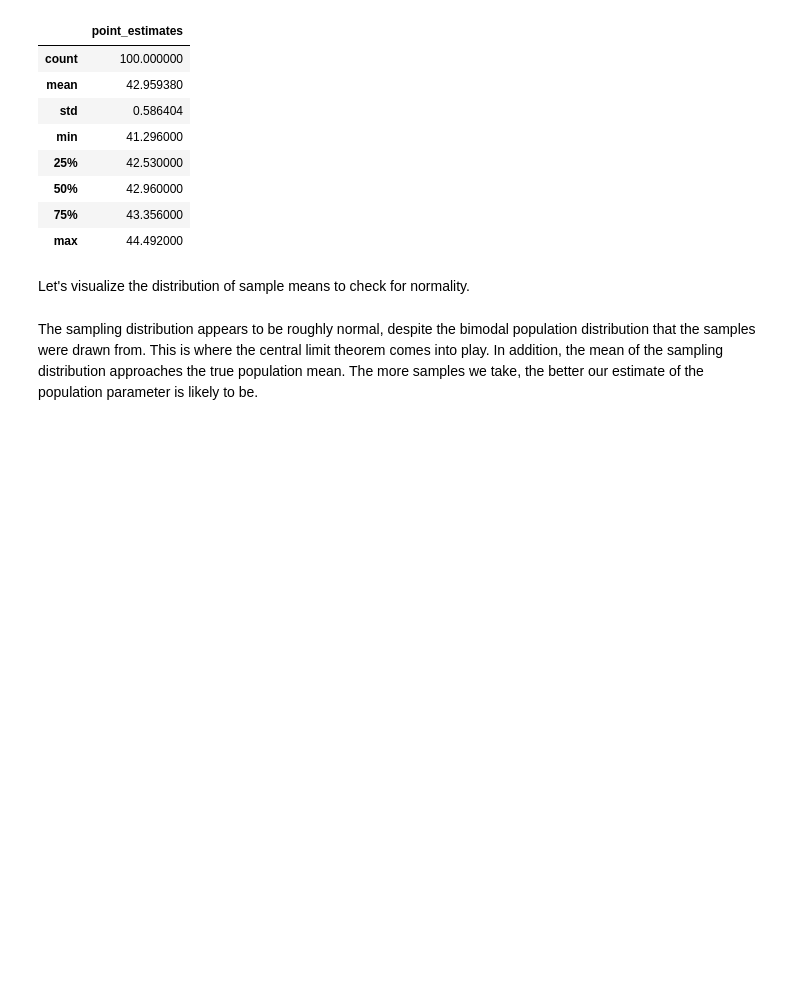
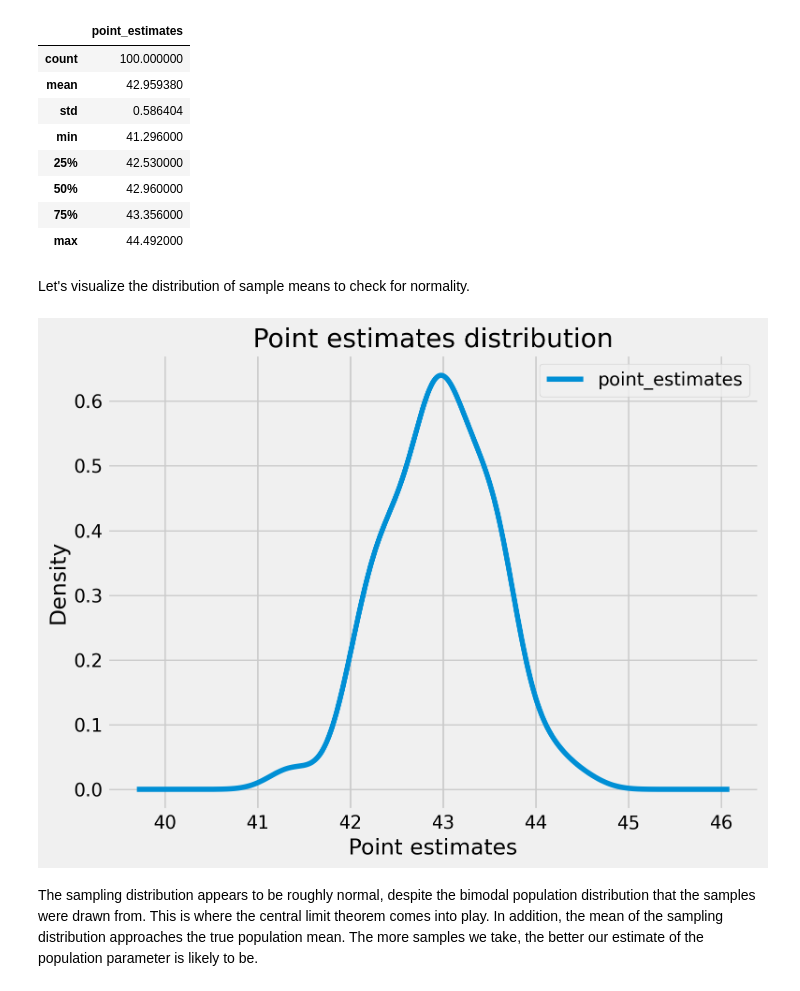
Before and after one commit to Jeffrey-sinos/dsc-confidence-intervals-lab, a Jupyter notebook: index.ipynb, the cells around one changed output. Saved outputs shown, nothing was run; the diff lists cells and outputs as text; code cells hidden in the pictures; blank space fills up the shorter version.

```diff
--- a/index.ipynb
+++ b/index.ipynb
@@ -124,9 +124,9 @@ point_estimates = []         # Make empty list to hold point estimates
 # append sample means to get point estimates
 
 for i in range(100):
-    new_sample = np.random.choice(pop_ages.age.values, sample_size)
-    new_sample_mean = np.mean(new_sample)
-    point_estimates.append(new_sample_mean)
+    sample = np.random.choice(pop_ages.age.values, sample_size)
+    sample_mean = np.mean(sample)
+    point_estimates.append(sample_mean)
 
 
 point_estimates = pd.DataFrame(point_estimates, columns=['point_estimates'])
@@ -155,6 +155,15 @@ point_estimates.describe()
 Let's visualize the distribution of sample means to check for normality.
 # %%
 #Visualize the point estimates by plotting a density plot (use pandas)
+point_estimates.plot(kind='density', figsize=(8, 6))
+
+plt.xlabel('Point estimates')
+plt.ylabel('Density')
+plt.title('Point estimates distribution')
+
+plt.show()
+# %% [output]
+[figure, added]
 # %% [markdown]
 The sampling distribution appears to be roughly normal, despite the bimodal population distribution that the samples were drawn from. This is where the central limit theorem comes into play. In addition, the mean of the sampling distribution approaches the true population mean. The more samples we take, the better our estimate of the population parameter is likely to be.
 # %% [markdown]
```
Also changed, not shown: parts of 3 cells of this notebook.
